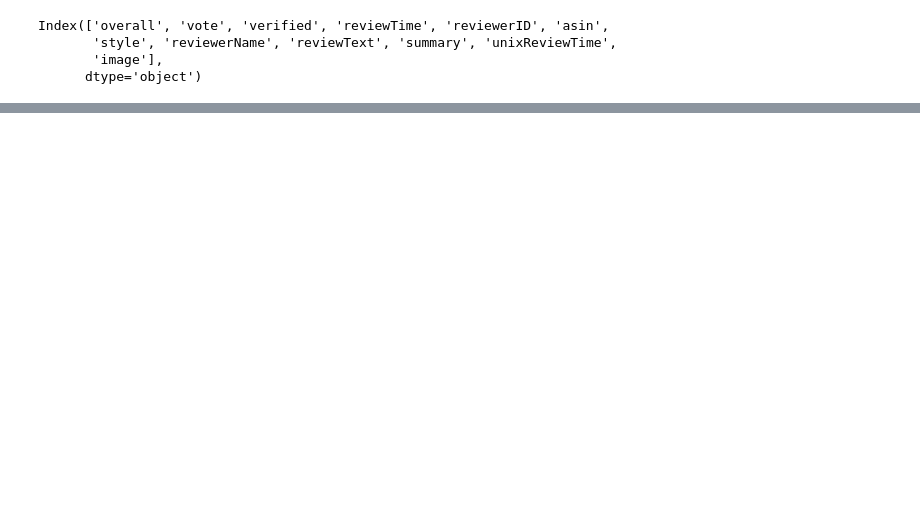
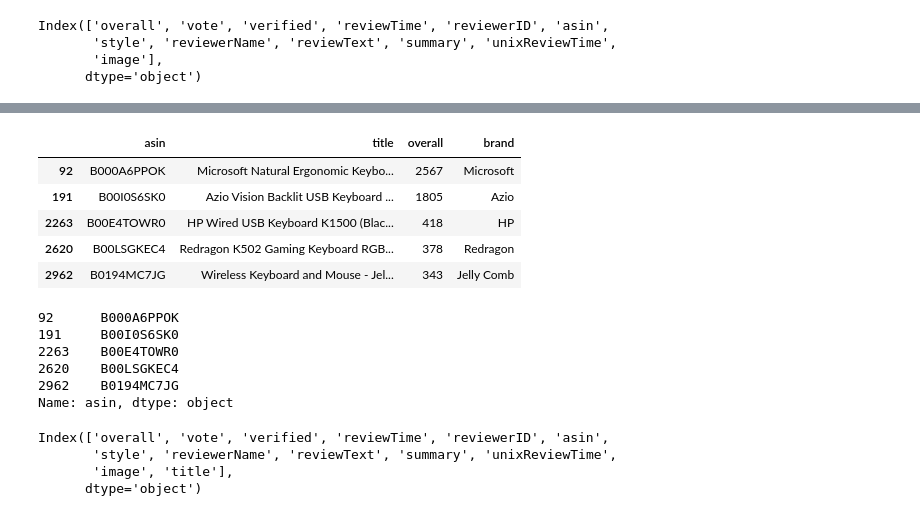
Before and after one commit to liu431/Content-Analysis-Project, a Jupyter notebook: Data/data_extraction_electronics.ipynb, the cells around one changed output, grey strips where cells are left out. Cells and saved outputs as stored; diff of their text form; code cells hidden in the pictures; blank space fills up the shorter version.

```diff
--- a/Data/data_extraction_electronics.ipynb
+++ b/Data/data_extraction_electronics.ipynb
@@ -195,0 +260,21 @@ pdt.to_csv('sample.csv')
+# %%
+keyboard_top = sim_df[sim_df['title'].str.contains("Keyboard", na = False)].head(11)
+keyboard_top = keyboard_top[keyboard_top['asin'].isin(['B000A6PPOK', 'B00I0S6SK0', 'B00E4TOWR0', 'B00LSGKEC4', 'B0194MC7JG'])]
+# %%
+keyboard_top
+# %% [output]
+|  | asin | title | overall | brand |
+| 92 | B000A6PPOK | Microsoft Natural Ergonomic Keybo... | 2567 | Microsoft |
+| 191 | B00I0S6SK0 | Azio Vision Backlit USB Keyboard ... | 1805 | Azio |
+| 2263 | B00E4TOWR0 | HP Wired USB Keyboard K1500 (Blac... | 418 | HP |
+| 2620 | B00LSGKEC4 | Redragon K502 Gaming Keyboard RGB... | 378 | Redragon |
+| 2962 | B0194MC7JG | Wireless Keyboard and Mouse - Jel... | 343 | Jelly Comb |
+# %%
+keyboard_top['asin']
+# %% [output]
+92      B000A6PPOK
+191     B00I0S6SK0
+2263    B00E4TOWR0
+2620    B00LSGKEC4
+2962    B0194MC7JG
+Name: asin, dtype: object
@@ -195,0 +288,7 @@ pdt.to_csv('sample.csv')
+# %%
+output_review.columns
+# %% [output]
+Index(['overall', 'vote', 'verified', 'reviewTime', 'reviewerID', 'asin',
+       'style', 'reviewerName', 'reviewText', 'summary', 'unixReviewTime',
+       'image', 'title'],
+      dtype='object')
```
Also changed, not shown: parts of 18 cells of this notebook.
